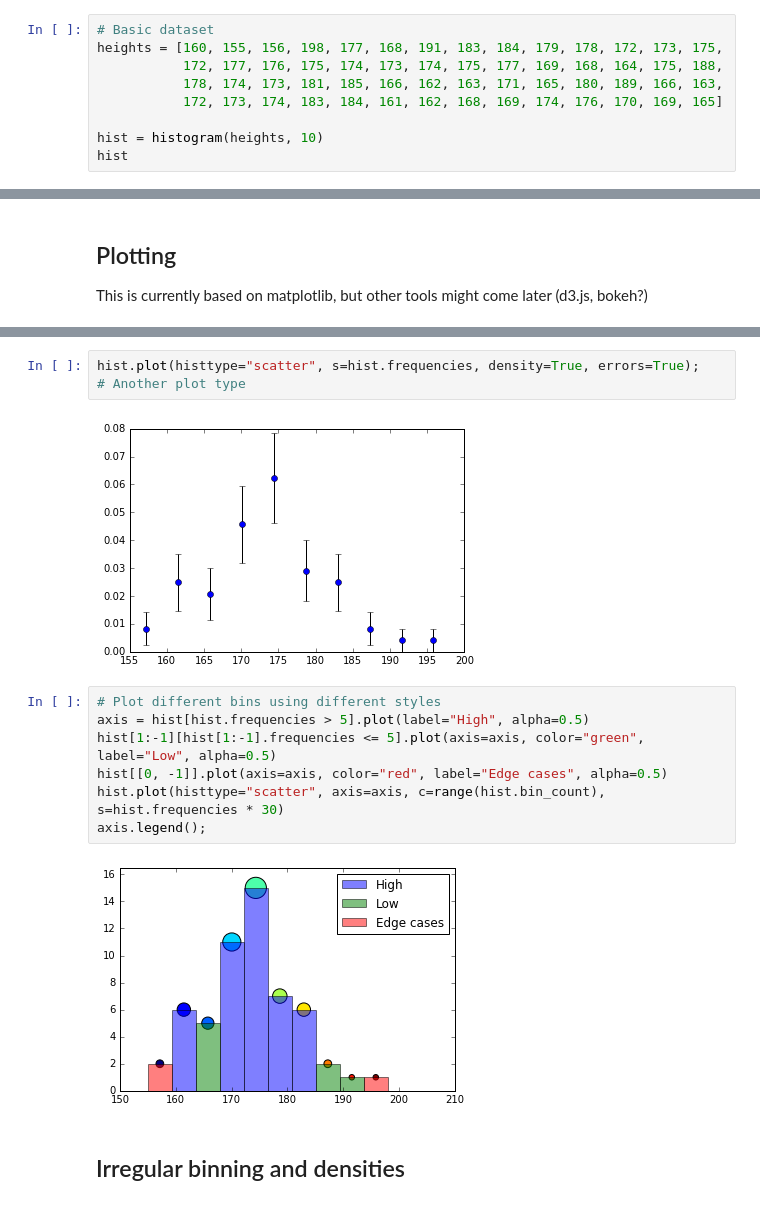
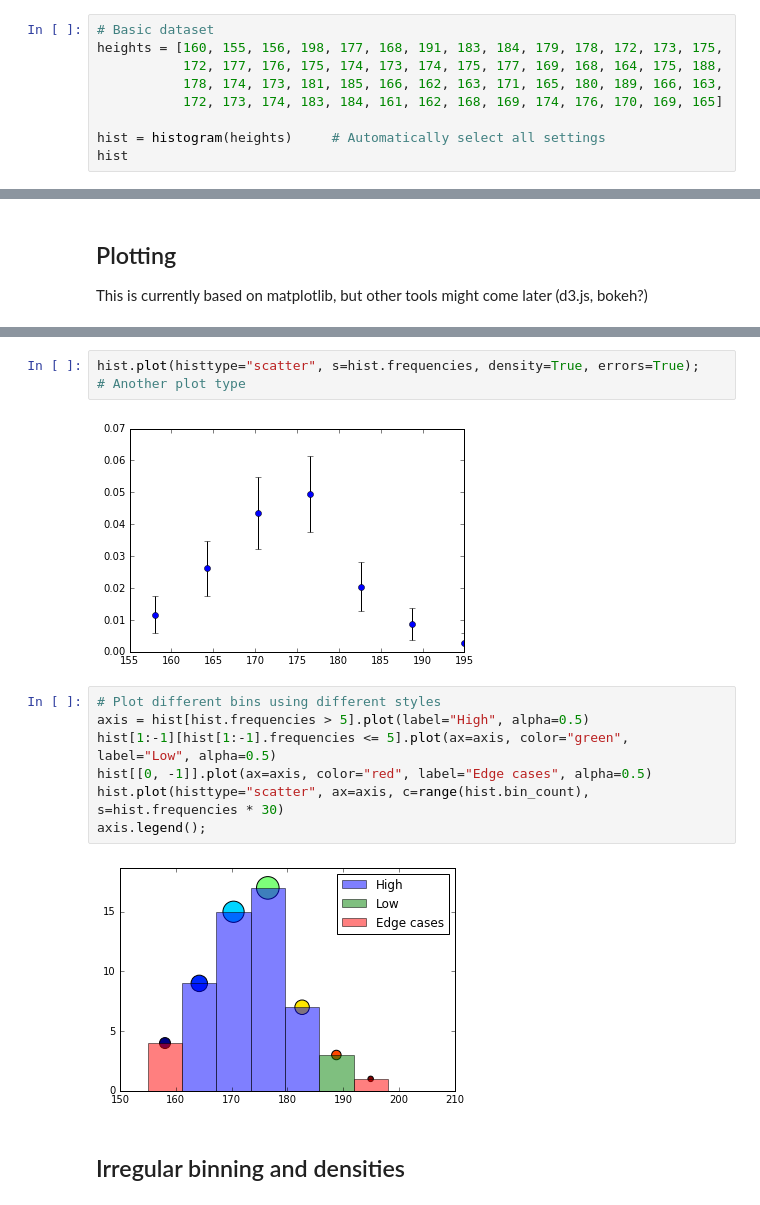
Before and after one commit to janpipek/physt, a Jupyter notebook: doc/Tutorial.ipynb, the cells around one changed output, grey strips where cells are left out. Saved outputs shown, nothing was run; the diff lists cells and outputs as text.

```diff
--- a/doc/Tutorial.ipynb
+++ b/doc/Tutorial.ipynb
@@ -13,6 +13,6 @@ heights = [160, 155, 156, 198, 177, 168, 191, 183, 184, 179, 178, 172, 173, 175,
            178, 174, 173, 181, 185, 166, 162, 163, 171, 165, 180, 189, 166, 163,
            172, 173, 174, 183, 184, 161, 162, 168, 169, 174, 176, 170, 169, 165]
 
-hist = histogram(heights, 10)
+hist = histogram(heights)     # Automatically select all settings
 hist
 # %% [output]
@@ -84,16 +87,16 @@ hist.plot(cumulative=True, color="yellow", lw=3);           # Use matplotlib par
 # %%
 hist.plot(histtype="scatter", s=hist.frequencies, density=True, errors=True);    # Another plot type
 # %% [output]
-[figure, old version]
+[figure, new version]
 # %%
 # Plot different bins using different styles
 axis = hist[hist.frequencies > 5].plot(label="High", alpha=0.5)
-hist[1:-1][hist[1:-1].frequencies <= 5].plot(axis=axis, color="green", label="Low", alpha=0.5)
-hist[[0, -1]].plot(axis=axis, color="red", label="Edge cases", alpha=0.5)
-hist.plot(histtype="scatter", axis=axis, c=range(hist.bin_count), s=hist.frequencies * 30)
+hist[1:-1][hist[1:-1].frequencies <= 5].plot(ax=axis, color="green", label="Low", alpha=0.5)
+hist[[0, -1]].plot(ax=axis, color="red", label="Edge cases", alpha=0.5)
+hist.plot(histtype="scatter", ax=axis, c=range(hist.bin_count), s=hist.frequencies * 30)
 axis.legend();
 # %% [output]
-[figure, old version]
+[figure, new version]
 # %% [markdown]
 ## Irregular binning and densities
 # %%
```
Also changed, not shown: parts of 20 cells of this notebook, 1 other file.
